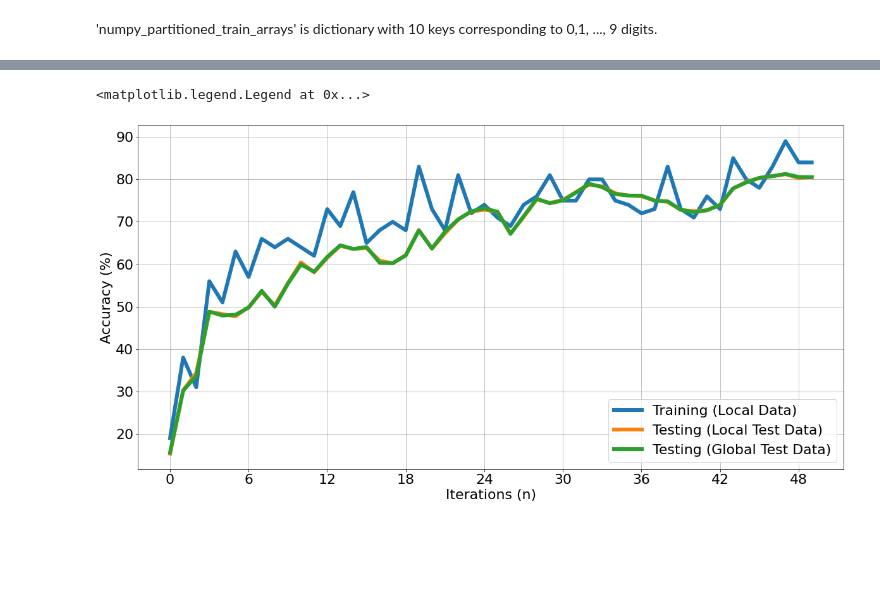
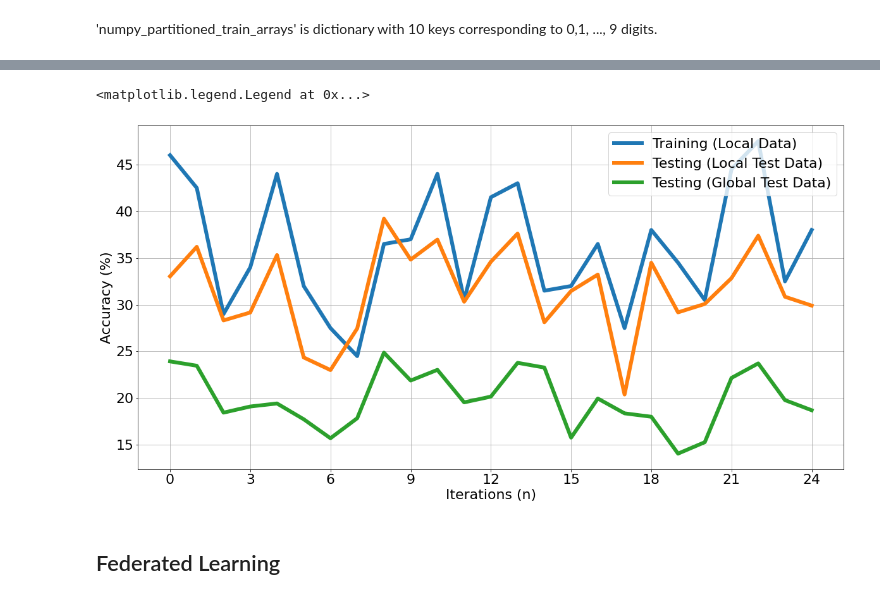
Before and after one commit to aaarrmiinnn/federated_learning_experiments, a Jupyter notebook: federated_learning/notebooks/federated_learning.ipynb, the cells around one changed output, grey strips where cells are left out. Saved outputs shown, nothing was run; the diff lists cells and outputs as text; code cells hidden in the pictures; blank space fills up the shorter version.

```diff
--- a/federated_learning/notebooks/federated_learning.ipynb
+++ b/federated_learning/notebooks/federated_learning.ipynb
@@ -116,4 +96,0 @@ total model layers (10,)
-# %%
-models_collection = {}
-for item in range(10):
-    models_collection['model_{}'.format(item)] = model_global
@@ -225,0 +135,39 @@ Finieshed iteration: 49
+# %%
+model_global = create_keras_model()
+model_global.compile(optimizer='adam',
+loss='sparse_categorical_crossentropy',
+metrics=['accuracy'])
+print('total model layers', np.shape(model_global.layers))
+
+models_collection = {}
+for item in range(2):
+    models_collection['model_{}'.format(item)] = tf.keras.models.clone_model(model_global)
+
+training_round = 25
+training_round_accuracies_regular = []
+train_sample_count=100
+for iteration in range(training_round):
+    print('Starting iteration: {}'.format(iteration))
+
+    models_accuracies = []
+    for model in models_collection:
+        models_collection[model].compile(optimizer='adam',
+            loss='sparse_categorical_crossentropy',
+            metrics=['accuracy'])
+        results = local_train(model=models_collection[model],
+                        model_index=int(model.strip('model_')),
+                        partitioned_train_arrays=partitioned_train_arrays,
+                        partitioned_test_arrays=partitioned_test_arrays,
+                        x_test = x_test,
+                        y_test = y_test,
+                        train_sample_count=train_sample_count)
+        #print(model,models_collection['model_0'].get_weights()[0][0][0][0][0])
+        #print(model,models_collection['model_1'].get_weights()[0][0][0][0][0])
+        models_collection[model] = tf.keras.models.clone_model(results[0])
+        model_accuracies = [results[1][1], results[2][1], results[3][1]]
+        models_accuracies.append(model_accuracies)
+
+    training_round_accuracies_regular.append(models_accuracies)
+
+
+    print('Finieshed iteration: {}'.format(iteration))
@@ -226,11 +193,13 @@ Finieshed iteration: 49
 # %%
 fig2, ax1 = plt.subplots(1,1, figsize=(20,10))
-plt.plot(np.array(training_round_accuracies).mean(axis=1)*100, linewidth=6)
+plt.plot(np.array(training_round_accuracies_regular).mean(axis=1)*100, linewidth=6)
 plt.grid()
 ax1.xaxis.set_major_locator(MaxNLocator(integer=True))
 ax1.set_xlabel('Iterations (n)')
 ax1.set_ylabel('Accuracy (%)')
 ax1.legend(('Training (Local Data)', 'Testing (Local Test Data)', 'Testing (Global Test Data)'))
 # %% [output]
 <matplotlib.legend.Legend at 0x...>
-[figure, old version]
+[figure, new version]
+# %% [markdown]
+## Federated Learning
```
Also changed, not shown: parts of 18 cells of this notebook.
